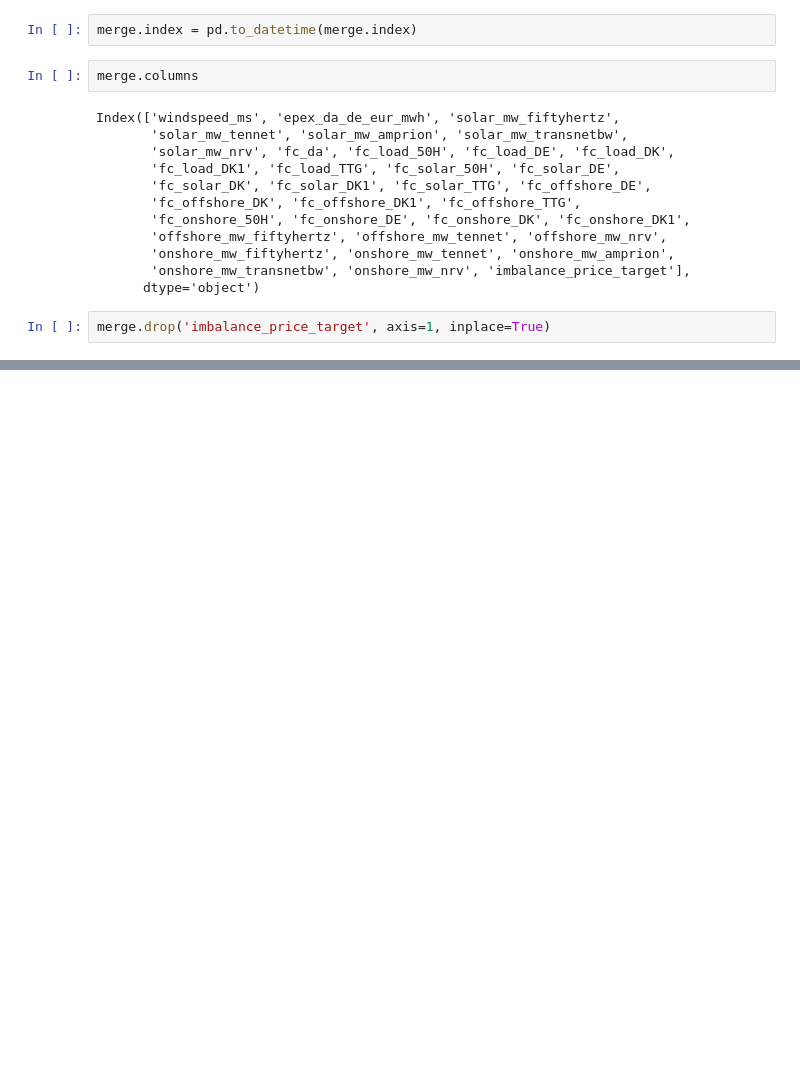
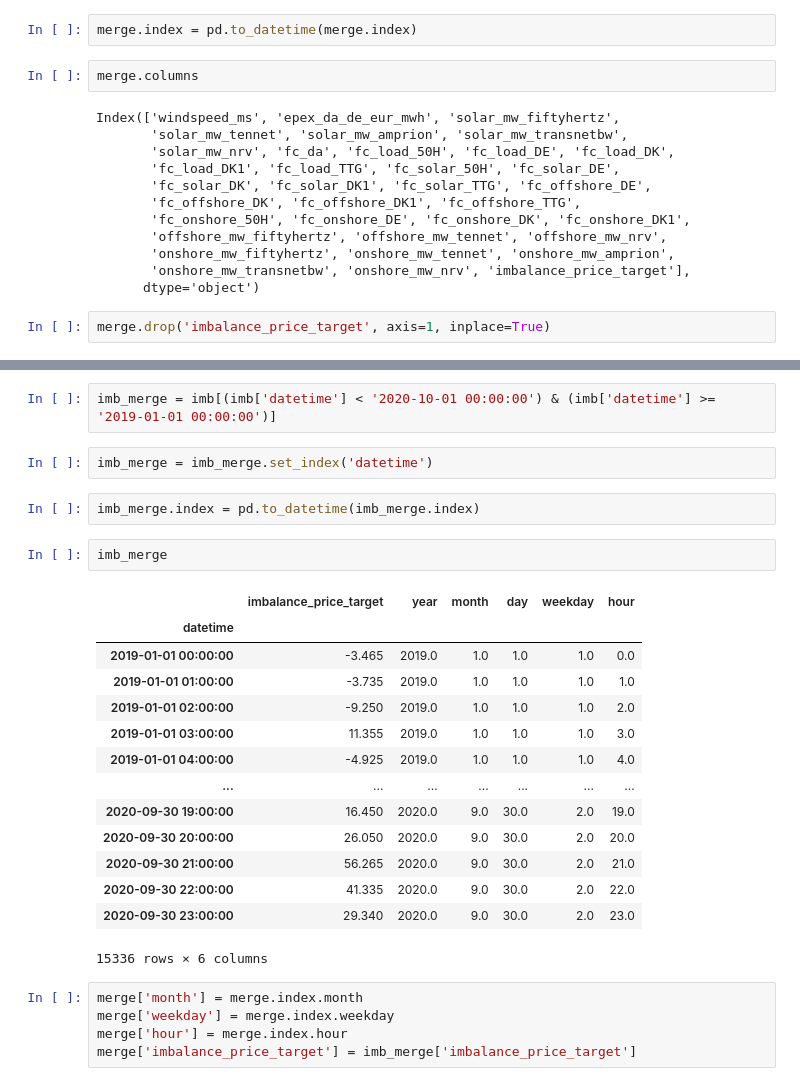
Before and after one commit to Windbenders/capstone_energy, a Jupyter notebook: notebooks/merge_dataframe.ipynb, the cells around one changed output, grey strips where cells are left out. Cells and saved outputs as stored; diff of their text form; blank space fills up the shorter version.

```diff
--- a/notebooks/merge_dataframe.ipynb
+++ b/notebooks/merge_dataframe.ipynb
@@ -58,0 +77,28 @@ merge.drop('imbalance_price_target', axis=1, inplace=True)
+# %%
+imb_merge = imb[(imb['datetime'] < '2020-10-01 00:00:00') & (imb['datetime'] >= '2019-01-01 00:00:00')]
+# %%
+imb_merge = imb_merge.set_index('datetime')
+# %%
+imb_merge.index = pd.to_datetime(imb_merge.index)
+# %%
+imb_merge
+# %% [output]
+|  | imbalance_price_target | year | month | day | weekday | hour |
+| datetime |  |  |  |  |  |  |
+| 2019-01-01 00:00:00 | -3.465 | 2019.0 | 1.0 | 1.0 | 1.0 | 0.0 |
+| 2019-01-01 01:00:00 | -3.735 | 2019.0 | 1.0 | 1.0 | 1.0 | 1.0 |
+| 2019-01-01 02:00:00 | -9.250 | 2019.0 | 1.0 | 1.0 | 1.0 | 2.0 |
+| 2019-01-01 03:00:00 | 11.355 | 2019.0 | 1.0 | 1.0 | 1.0 | 3.0 |
+| 2019-01-01 04:00:00 | -4.925 | 2019.0 | 1.0 | 1.0 | 1.0 | 4.0 |
+| ... | ... | ... | ... | ... | ... | ... |
+| 2020-09-30 19:00:00 | 16.450 | 2020.0 | 9.0 | 30.0 | 2.0 | 19.0 |
+| 2020-09-30 20:00:00 | 26.050 | 2020.0 | 9.0 | 30.0 | 2.0 | 20.0 |
+| 2020-09-30 21:00:00 | 56.265 | 2020.0 | 9.0 | 30.0 | 2.0 | 21.0 |
+| 2020-09-30 22:00:00 | 41.335 | 2020.0 | 9.0 | 30.0 | 2.0 | 22.0 |
+| 2020-09-30 23:00:00 | 29.340 | 2020.0 | 9.0 | 30.0 | 2.0 | 23.0 |
+15336 rows × 6 columns
+# %%
+merge['month'] = merge.index.month
+merge['weekday'] = merge.index.weekday
+merge['hour'] = merge.index.hour
+merge['imbalance_price_target'] = imb_merge['imbalance_price_target']
```
Also changed, not shown: parts of 8 cells of this notebook, 1 other file.
